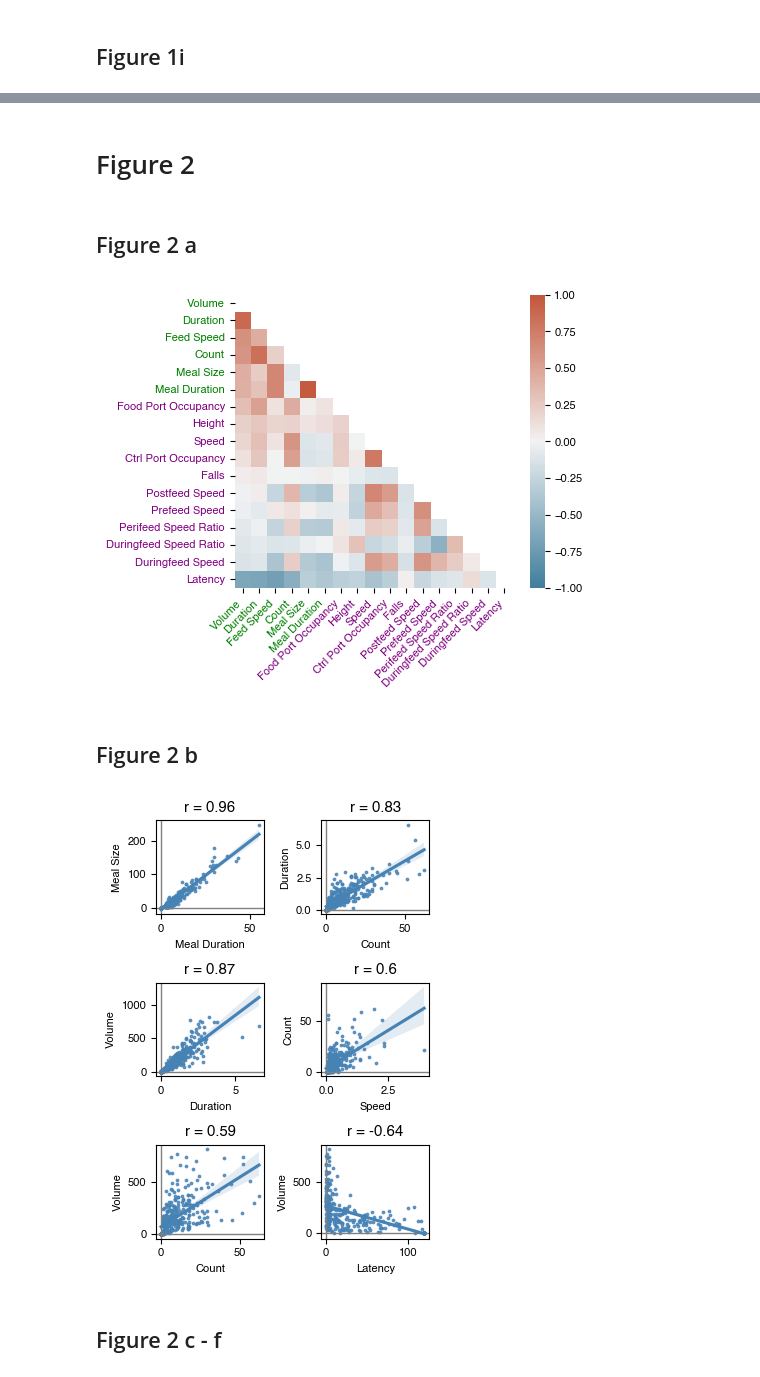
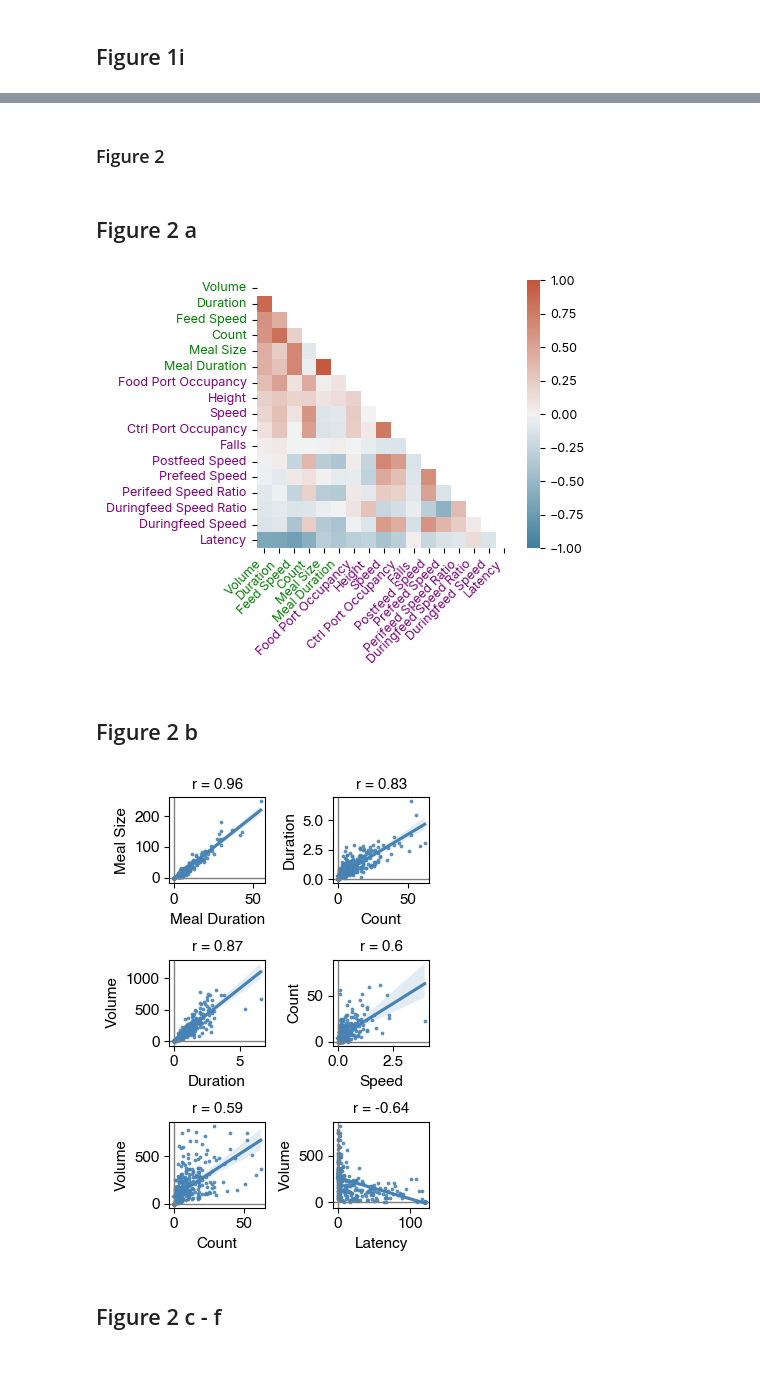
Before and after one commit to sangyu/Holophenotype5HT, a Jupyter notebook: nbs/01_Figures/01_Setup.ipynb, the cells around one changed output, grey strips where cells are left out. Saved outputs shown, nothing was run; the diff lists cells and outputs as text; code cells hidden in the pictures.

```diff
--- a/nbs/01_Figures/01_Setup.ipynb
+++ b/nbs/01_Figures/01_Setup.ipynb
@@ -50,16 +50,14 @@ cm = W1118Dark_ele.cm
 # %% [markdown]
 ## Figure 1 e-g
 # %%
-setFont('inter', 9)
-
+setFont('inter', 11)
 WTStarvedPalette = {'0':sns.color_palette("magma")[5], '24':sns.color_palette("magma")[3], '48':sns.color_palette("magma")[1]}
 
 a, b, c = W1118Dark_ele.plotStacked(endMin = 120, metricsToStack = ['Speed', 'Volume'], colorBy = 'Starvedhrs',
                           customPalette = WTStarvedPalette,
-                                    figsize = [14*cm, 20*cm], dotratio = 30, plotNonFeeders=True, dotbase=1, ribbonLegend = True)
+                                    figsize = [14*cm, 15*cm], dotratio = 30, plotNonFeeders=True, dotbase=1, ribbonLegend = True)
 [a.axes[i].grid(visible=None) for i in range(-3, -1)]
 
-a.axes[0].legend()
 for i in range(2):
     a.axes[i].set_ylabel(a.axes[i].get_ylabel(), font = 'inter', fontsize = 10)
     a.axes[i].set_xlabel(a.axes[i].get_xlabel(), font = 'inter', fontsize = 10)
@@ -256,7 +315,7 @@ Figure1 = Figure("25cm", "16.5cm",
 
       ).save(figurepath+"/Figure1.svg")
 # %% [markdown]
-# Figure 2
+### Figure 2
 # %% [markdown]
 ## Figure 2 a
 # %%
@@ -274,7 +333,7 @@ metricType = {'Starvation':'k', 'Meal Size': color1, 'Feed Speed': color1,
        'Ctrl Port Occupancy': color2, 'Falls': color2}
 
 def corrWith(data, sortMetric, metricType, abs = False):
-    setFont('Helvetica', 8)
+    setFont('inter', 9)
 
     corr_matrix = data.corr()
     if abs:
@@ -320,7 +379,7 @@ vCorr.savefig(figurepath+ 'corr_all'+'.png', dpi = 300)
 # vCorr, ax, corrmat = corrWith(data_num48.iloc[:, 5::], 'Volume', metricType, abs = True)
 # vCorr.savefig(figurepath+ 'corr48'+'.svg', dpi = 300)
 # %% [output]
-[figure, old version]
+[figure, new version]
 # %%
 def confidence_ellipse(x, y, ax, n_std=3.0, plotVector = True, facecolor='none', **kwargs):
     """
@@ -465,18 +524,19 @@ def plotScatterGroupBy(data, Metric, yMetric, group_by = None):
 # %%
 f, ax = plt.subplots(3, 2)
 f.set_size_inches(3.5, 5)
-setFont('Helvetica', 6)
+setFont('inter', 11)
+
 scale = regscatter(w1118.iloc[:, 5::], x = 'Meal Duration', y = 'Meal Size', ax = ax[0, 0], color = 'steelblue')
 scale = regscatter(w1118.iloc[:, 5::], x = 'Duration', y = 'Volume', ax = ax[1, 0], color = 'steelblue')
 scale = regscatter(w1118.iloc[:, 5::], x = 'Latency', y = 'Volume', ax = ax[2, 1], color = 'steelblue')
 scale = regscatter(w1118.iloc[:, 5::], x = 'Count', y = 'Volume', ax = ax[2, 0], color = 'steelblue')
 scale = regscatter(w1118.iloc[:, 5::], x = 'Count', y = 'Duration', ax = ax[0, 1], color = 'steelblue')
 scale = regscatter(w1118.iloc[:, 5::], x = 'Speed', y = 'Count', ax = ax[1, 1], color = 'steelblue')
 f.tight_layout()
 f.savefig(figurepath+ 'cooreg'+'.svg', dpi = 300)
 
 # angles = plotEigenVectors(w1118.iloc[:, 5::], x = 'Duration', y = 'Volume', ax = ax, scale = scale, plotVs = [0])
 # %% [output]
-[figure, old version]
+[figure, new version]
 # %% [markdown]
 ## Figure 2 c - f
```
Also changed, not shown: parts of 11 cells of this notebook, 3 other files.
